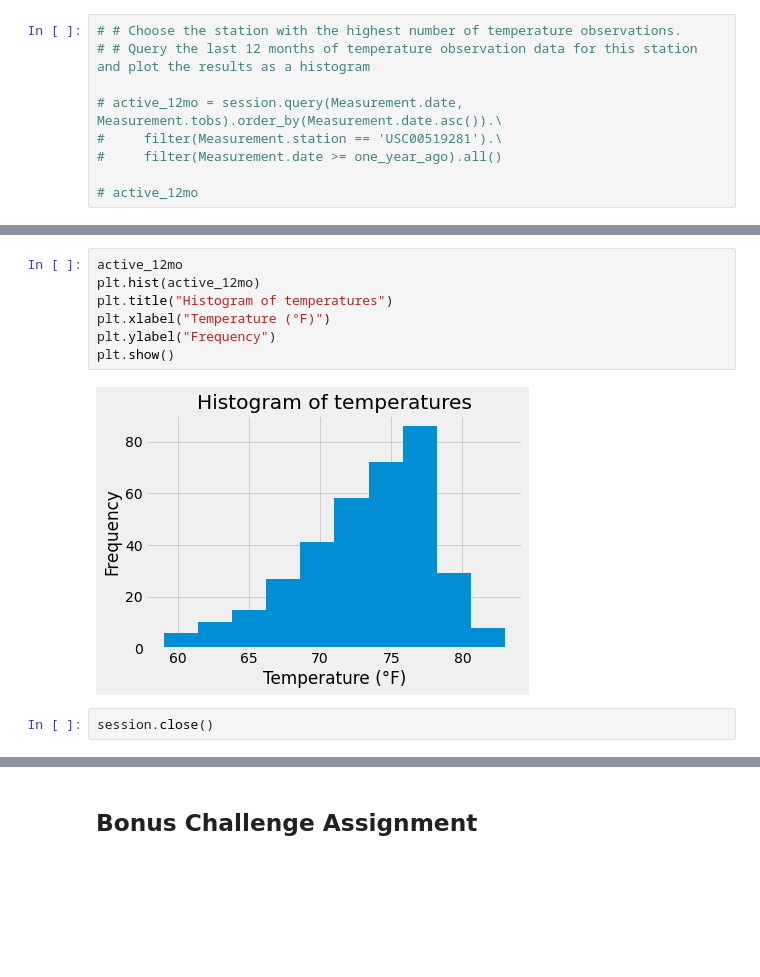
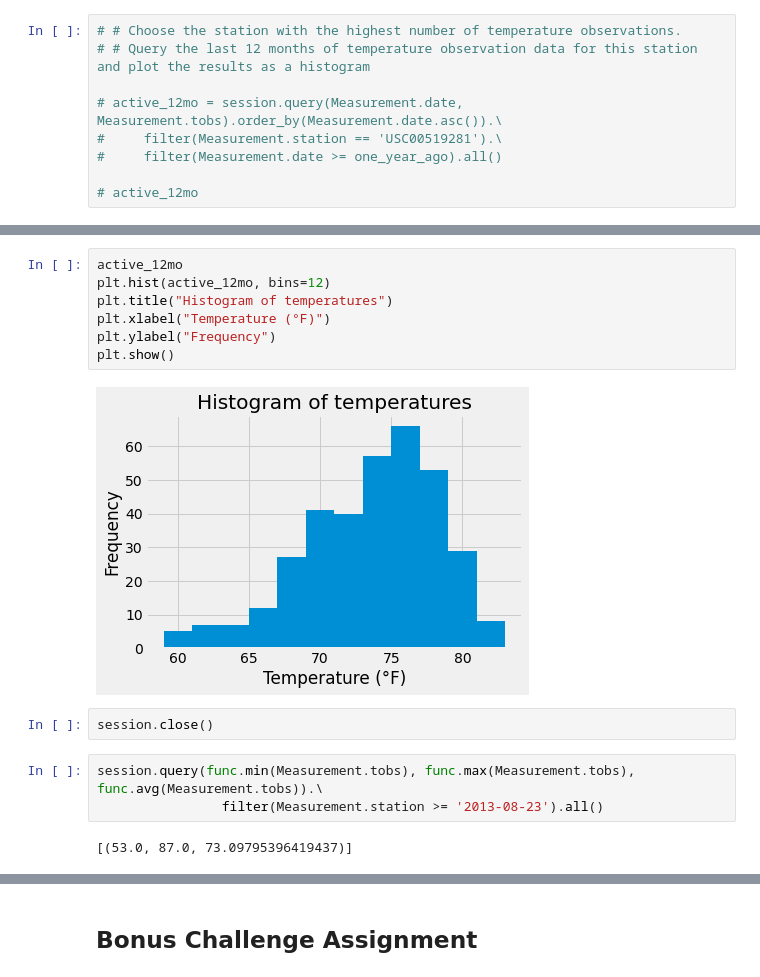
Before and after one commit to jacance/sqlalchemy-challenge, a Jupyter notebook: climate.ipynb, the cells around one changed output, grey strips where cells are left out. Cells and saved outputs as stored; diff of their text form; blank space fills up the shorter version.

Commit message:
last query for climate app in progress

```diff
--- a/climate.ipynb
+++ b/climate.ipynb
@@ -183,12 +185,17 @@ active_12mo
  83.0]
 # %%
 active_12mo
-plt.hist(active_12mo)
+plt.hist(active_12mo, bins=12)
 plt.title("Histogram of temperatures")
 plt.xlabel("Temperature (°F)")
 plt.ylabel("Frequency")
 plt.show()
 # %% [output]
-[figure, old version]
+[figure, new version]
 # %%
 session.close()
+# %%
+session.query(func.min(Measurement.tobs), func.max(Measurement.tobs), func.avg(Measurement.tobs)).\
+                filter(Measurement.station >= '2013-08-23').all()
+# %% [output]
+[(53.0, 87.0, 73.09795396419437)]
```
Also changed, not shown: parts of 4 cells of this notebook, 2 other files.
